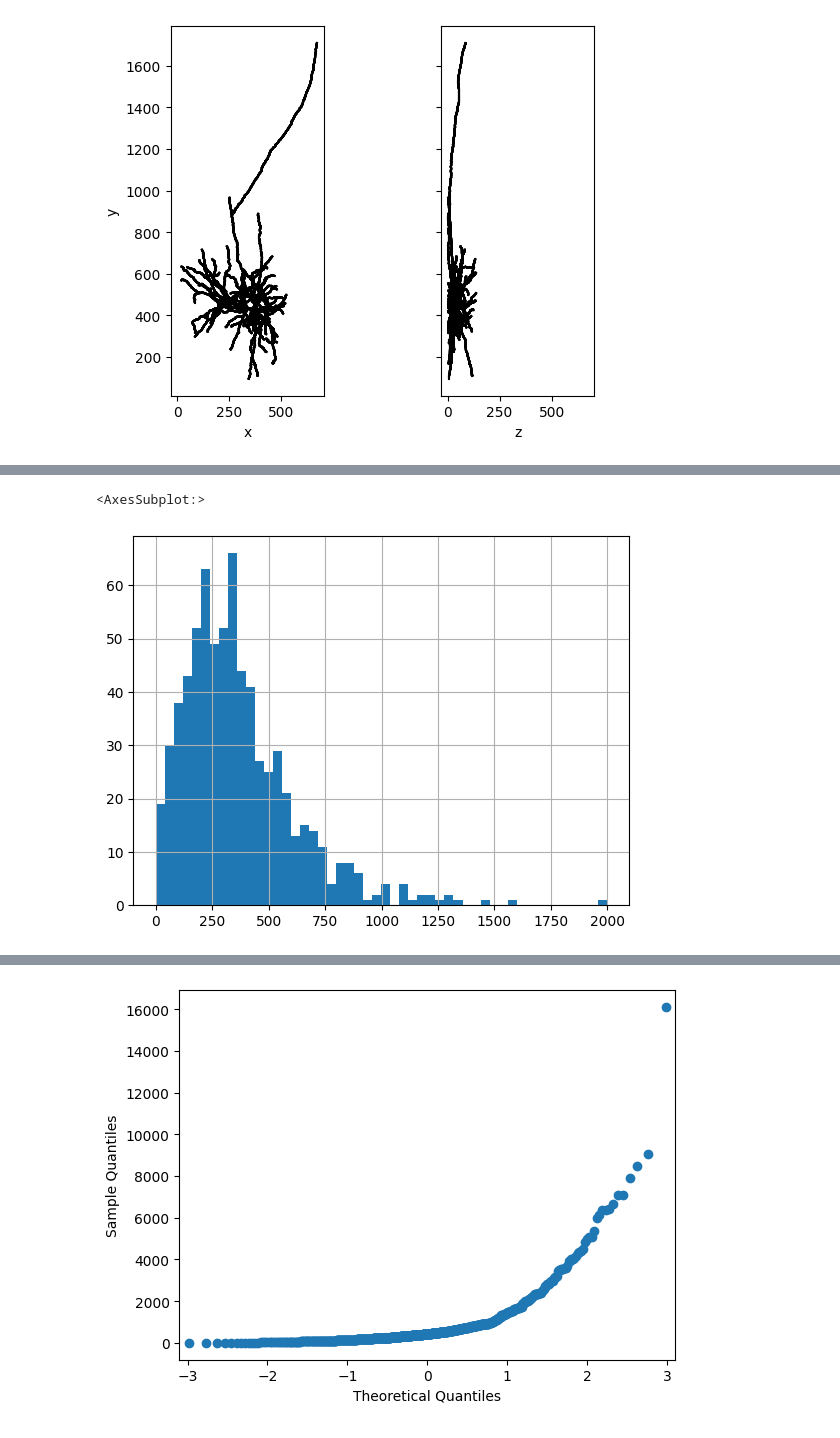
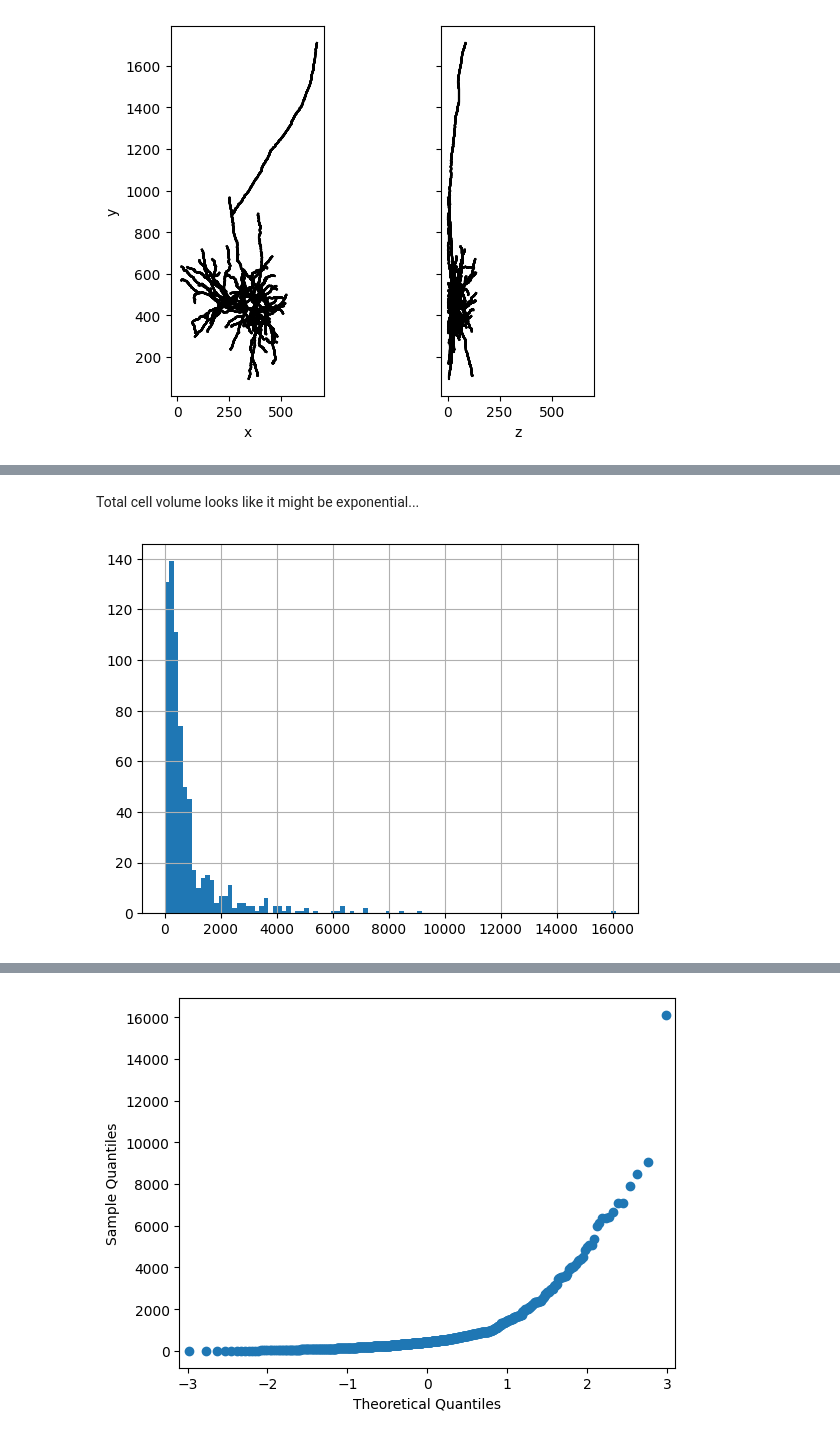
Before and after one commit to CastroLab/newtestbook, a Jupyter notebook: _sources/Week2_Distributions.ipynb, the cells around one changed output, grey strips where cells are left out. Cells and saved outputs as stored; diff of their text form; code cells hidden in the pictures.

```diff
--- a/_sources/Week2_Distributions.ipynb
+++ b/_sources/Week2_Distributions.ipynb
@@ -91,5 +91,6 @@ morpho_features = morpho_features.select_dtypes(include=num_types)
+# %% [markdown]
+Total cell volume looks like it might be exponential...
 # %%
-morpho_features['soma_surface'].hist(bins=50)
+morpho_features['total_volume'].hist(bins=100);
 # %% [output]
-<AxesSubplot:>
-[figure, old version]
+[figure, new version]
```
Also changed, not shown: parts of 60 cells of this notebook, 16 other files.
